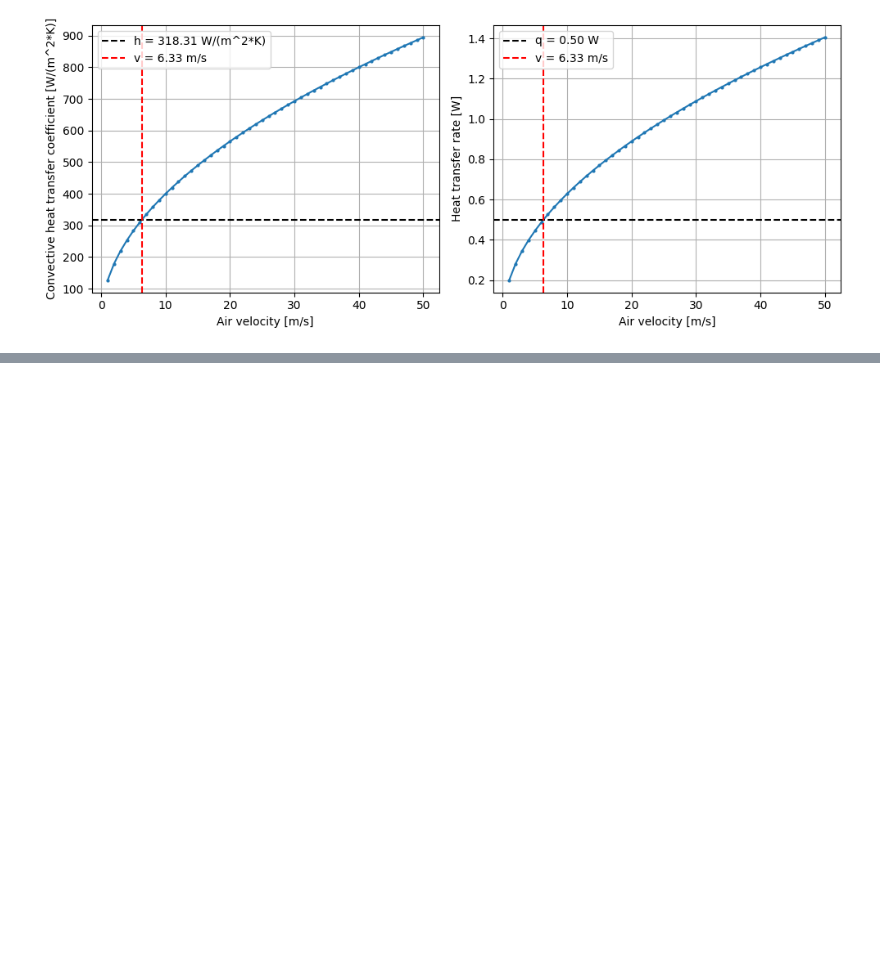
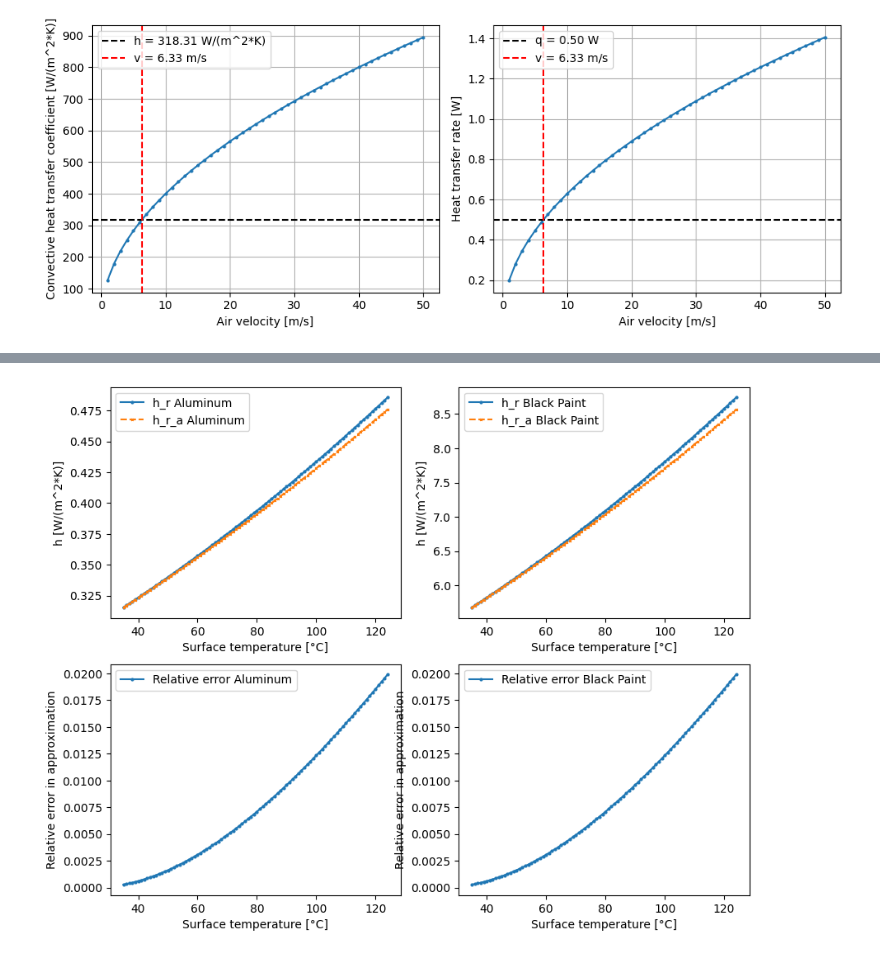
Before and after one commit to Luis-Condor/heat-transfer, a Jupyter notebook: ch_1.ipynb, the cells around one changed output, grey strips where cells are left out. Cells and saved outputs as stored; diff of their text form; code cells hidden in the pictures; blank space fills up the shorter version.

```diff
--- a/ch_1.ipynb
+++ b/ch_1.ipynb
@@ -497,0 +540,56 @@ plt.show();
+# %%
+# Problem 1.33
+# Approximation of convective heat transfer for small differences in temperatures Ts and Tsur
+
+# Original    h_r   = epsilon * sigma * (Ts + Tsur) * (Ts**2 + Tsur**2)
+# Apprximated h_r_a = 4 * epsilon * sigma * Tavg**3
+# Tavg = (Ts + Tsur) / 2
+
+# Case 1:
+epsilon_aluminum    = 0.05
+epsilon_black_paint = 0.9
+T_sur = 298          # K (temperature of large surface surrounding the small surface)
+T_s = np.arange(298+10, 298+100, 1, dtype=np.float32)  # K (temperature of controlled surface)
+
+# Actual
+h_r_aluminum    = epsilon_aluminum    * sigma * (T_s + T_sur) * (T_s**2 + T_sur**2)  # W/(m^2*K) (radiative heat transfer coefficient)
+h_r_black_paint = epsilon_black_paint * sigma * (T_s + T_sur) * (T_s**2 + T_sur**2)  # W/(m^2*K) (radiative heat transfer coefficient)
+
+# Approximation
+T_avg = (T_s + T_sur) / 2  # K (average temperature)
+h_r_a_aluminum      = 4 * epsilon_aluminum    * sigma * T_avg**3  # W/(m^2*K) (approximated radiative heat transfer coefficient)
+h_r_a_black_paint   = 4 * epsilon_black_paint * sigma * T_avg**3  # W/(m^2*K) (approximated radiative heat transfer coefficient)
+
+# errors
+error_h_r_aluminum      = (h_r_aluminum - h_r_a_aluminum)   / h_r_aluminum          # (relative error in approximation)
+error_h_r_black_paint   = (h_r_black_paint - h_r_a_black_paint) / h_r_black_paint   # (relative error in approximation))
+
+# Plot the results
+# Plot the convective heat transfer coefficient vs air velocity
+fig, (ax_top, ax_bot) = plt.subplots(2, 2, sharey=False, figsize=(10, 8)); # Adjust figsize as needed
+ax_top[0].plot(T_s-273, h_r_aluminum,     label='h_r Aluminum',   marker='o', markersize=2)
+ax_top[0].plot(T_s-273, h_r_a_aluminum,   label='h_r_a Aluminum', linestyle='--', marker='x', markersize=2)
+ax_top[0].set_xlabel('Surface temperature [°C]')
+ax_top[0].set_ylabel('h [W/(m^2*K)]')
+ax_top[0].legend(loc='upper left')
+# Plot the relative error in approximation
+ax_bot[0].plot(T_s-273, error_h_r_aluminum, label='Relative error Aluminum', marker='o', markersize=2)
+ax_bot[0].set_xlabel('Surface temperature [°C]')
+ax_bot[0].set_ylabel('Relative error in approximation')
+ax_bot[0].legend(loc='upper left')
+
+# Black paint analysis
+ax_top[1].plot(T_s-273, h_r_black_paint,   label='h_r Black Paint',   marker='o', markersize=2)
+ax_top[1].plot(T_s-273, h_r_a_black_paint, label='h_r_a Black Paint', linestyle='--', marker='x', markersize=2)
+ax_top[1].set_xlabel('Surface temperature [°C]')
+ax_top[1].set_ylabel('h [W/(m^2*K)]')
+ax_top[1].legend(loc='upper left')
+ax_bot[1].plot(T_s-273, error_h_r_black_paint, label='Relative error Black Paint', marker='o', markersize=2)
+ax_bot[1].set_xlabel('Surface temperature [°C]')
+ax_bot[1].set_ylabel('Relative error in approximation')
+ax_bot[1].legend(loc='upper left')
+
+plt.show()
+# Approximated heat transfer coeffiient understimates the actual heat transfer coefficient for both materials
+# %% [output]
+[figure, added]
```
Also changed, not shown: parts of 1 cell of this notebook.
